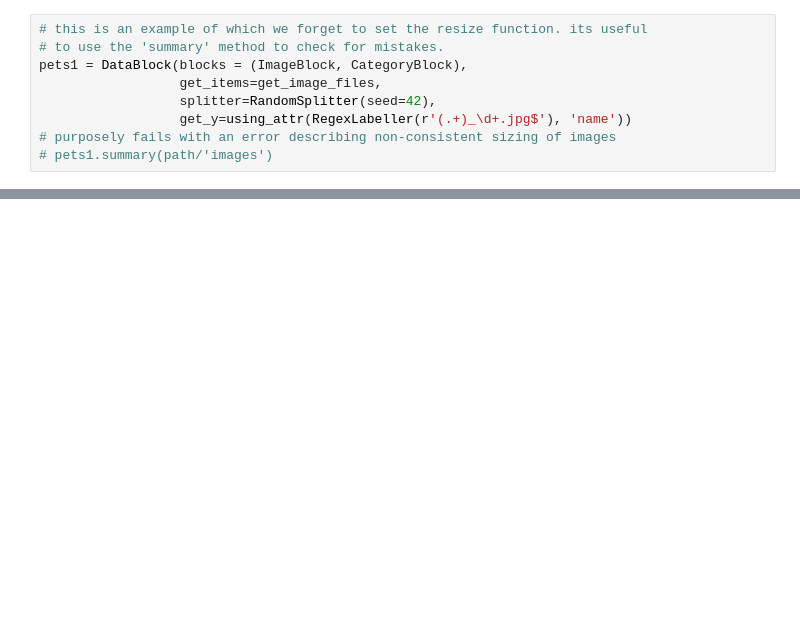
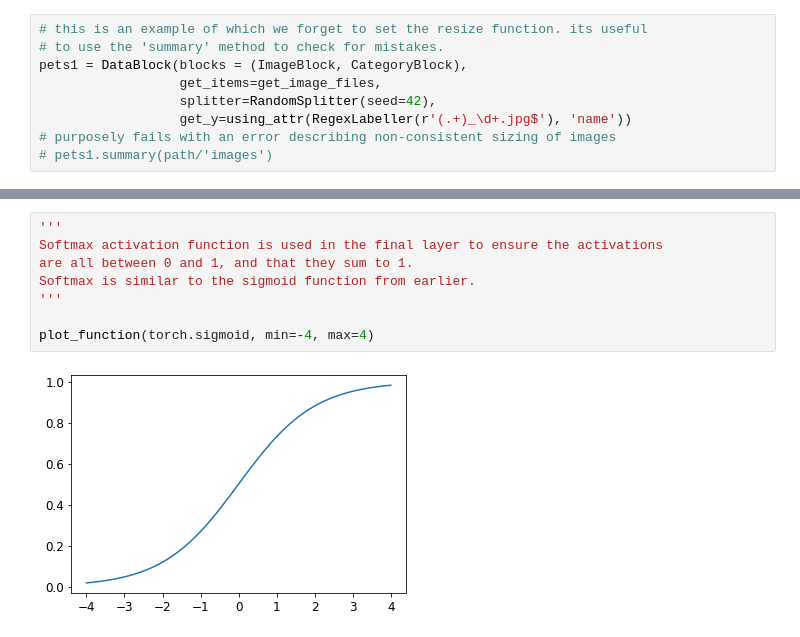
Before and after one commit to KevinFallon/fastai, a Jupyter notebook: FastAI_Chapter5.ipynb, the cells around one changed output, grey strips where cells are left out. Cells and saved outputs as stored; diff of their text form; blank space fills up the shorter version.

```diff
--- a/FastAI_Chapter5.ipynb
+++ b/FastAI_Chapter5.ipynb
@@ -128,0 +175,10 @@ x, y = dls.one_batch()
+# %%
+'''
+Softmax activation function is used in the final layer to ensure the activations
+are all between 0 and 1, and that they sum to 1.
+Softmax is similar to the sigmoid function from earlier.
+'''
+
+plot_function(torch.sigmoid, min=-4, max=4)
+# %% [output]
+[figure, added]
```
Also changed, not shown: parts of 11 cells of this notebook.
